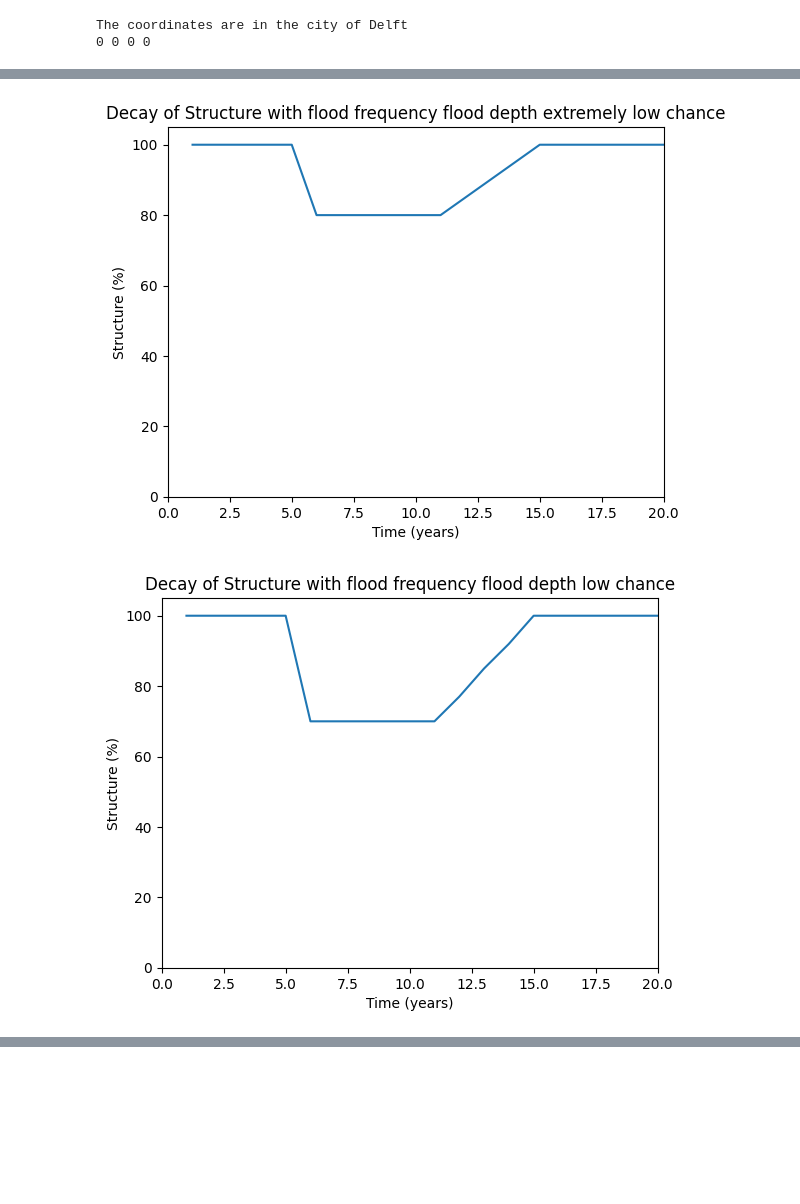
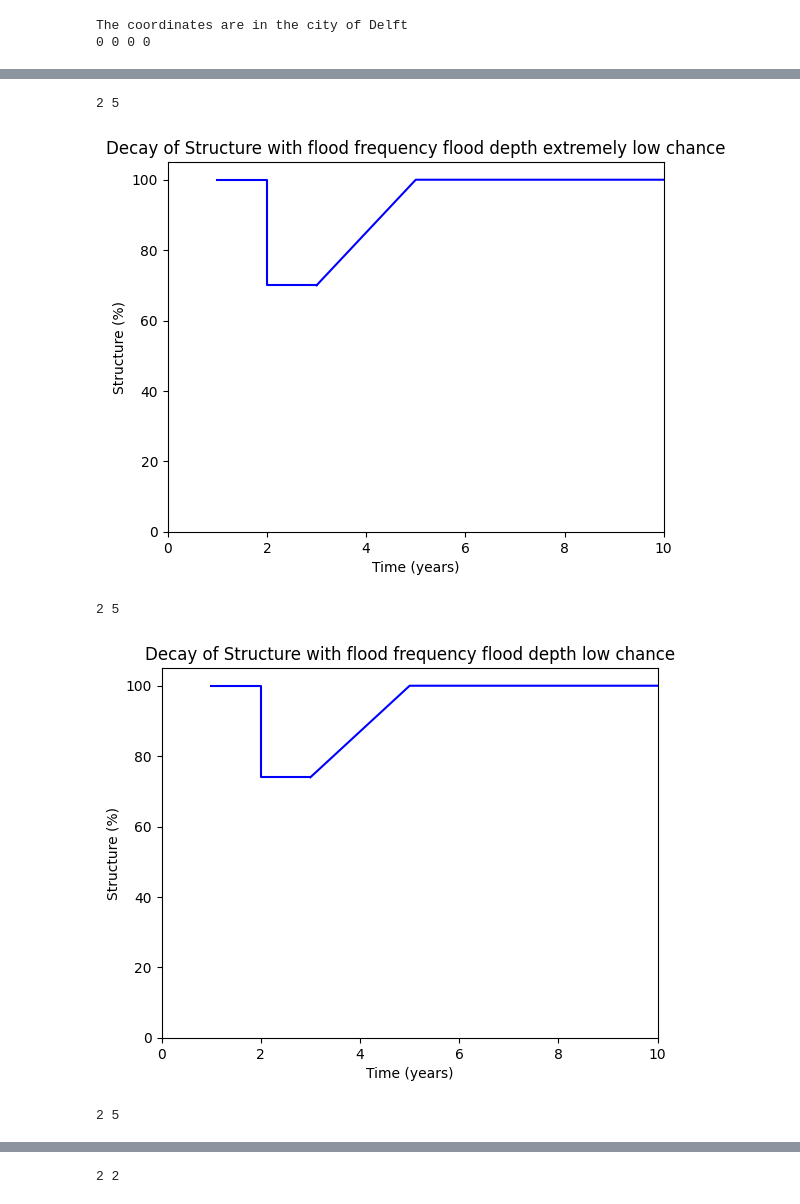
Before and after one commit to EdaAkaltun/Project-T, a Jupyter notebook: 3. Flood Assessment.ipynb, the cells around one changed output, grey strips where cells are left out. Drawn from its saved outputs; the diff is of its cells as text; code cells hidden in the pictures; blank space fills up the shorter version.

Commit message:
Flood graph with damage classes integrated. Graph also fixed

```diff
--- a/3. Flood Assessment.ipynb
+++ b/3. Flood Assessment.ipynb
@@ -178,6 +178,22 @@ match material:
         PermittedDeflection =  (Length * 1000) / 240 # EUC 3 wood
     case "steel":
         PermittedDeflection =  (Length * 1000) / 240 # EUC 2 steel
+
+# match material to repair time
+match material:
+    # Source: PACT FEMA, 1 2 3 represents repair class
+    case "concrete":
+        recoverydays1 = 23
+        recoverydays2 = 35
+        recoverydays3 = 43
+    case "wood":
+        recoverydays1 = 4
+        recoverydays2 = 9
+        recoverydays3 = 30
+    case "steel":
+        recoverydays1 = 25
+        recoverydays2 = 31
+        recoverydays3 = 36
 # %%
 # define the four different design stillwater depths
 design_stillwater_depths = [extreem_kleine_kans_val, kleine_kans_val, middelgrote_kans_val, grote_kans_val]
@@ -325,44 +375,52 @@ Deflection: Column is OK permitted amount is 12.5 mm occuring amount is 8.3535 m
 # %%
 import matplotlib.pyplot as plt
 import numpy as np
 
 layers = ["flood depth extremely low chance", "flood depth low chance", "flood depth middle chance", "flood depth high chance"]
 index = [0, 1, 2, 3]  # amount of scenarios
 
-damagepercentagelist = [0.2, 0.3, 0.4, 0.5]
+# damagepercentagelist = [0.2, 0.3, 0.4, 0.5]
+# recoverydayslist = [2, 2, 2, 2]
+# preparationdayslist = [2, 2, 2, 2]
 
-scales = [20, 20, 20, 20]
+scales = [10, 10, 10, 10]
 
 for i in index:
     # Define the formula for y
     x = np.arange(1, scales[i] + 1)  # x values from 1 to scales[i]
     y = np.zeros_like(x)  # Initialize Y values as an array of zeros
+    z = np.zeros_like(x)  # Initialize Y values as an array of zeros
 
-    s = 5  # year of flood event
-    s1 = 5 # same year as flood event
-    recoverytimestart = 10 # amount of years for preparing rebuild/repair
-    recoverytimeend = 15 # amount of years for rebuilding/repairing
+    s = 2  # year of flood event
+    s1 = 2 # same year as flood event
+    recoverytimestart = round(recoverydayslist[i] + s1)
+    recoverytimeend = round(recoverydayslist[i] + s1 + preparationdayslist[i])
+    print(recoverytimestart, recoverytimeend)
 
     damagedealt = 100 * damagepercentagelist[i]
 
     y[:s] = 100  # initial structure
     y[s:s1] = 100 - (100 * damagepercentagelist[i])  # flood damage
-    y[s1:recoverytimestart] = 100 - (100 * damagepercentagelist[i])  # stable period
+    y[s1] = 100 - (100 * damagepercentagelist[i])  # flood damage
+    z[:s1] = 100 - (100 * damagepercentagelist[i])  # flood damage
+    z[s1:recoverytimestart] = 100 - damagedealt  # stable period
+    z[recoverytimestart:recoverytimeend] = np.linspace(100 - damagedealt, 100, recoverytimeend - recoverytimestart)
+    z[recoverytimeend:] = 100
 
-    y[recoverytimestart:recoverytimeend] = np.linspace(100 - damagedealt, 100, recoverytimeend - recoverytimestart)
-
-    y[recoverytimeend:] = 100
+    color = 'blue'  # Set the color for both graphs
 
     # Plot the graph
-    plt.plot(x, y)
+    plt.step(x[:s+1], y[:s+1], color=color)  # Plotting only up to x = 5 for y
+    plt.plot(x[s1:], z[s1:], color=color)  # Plotting from x = 5 for z
     plt.title("Decay of Structure with flood frequency " + layers[i])
     plt.xlabel("Time (years)")
     plt.ylabel("Structure (%)")
     plt.ylim(0, 105)
     plt.xlim(0, scales[i])
     plt.show()
-
-    loop = +1
 # %% [output]
+2 5
-[figure, old version]
+[figure, new version]
+2 5
-[figure, old version]
+[figure, new version]
+2 5
@@ -369,0 +428 @@ for i in index:
+2 2
```
Also changed, not shown: parts of 2 cells of this notebook.
